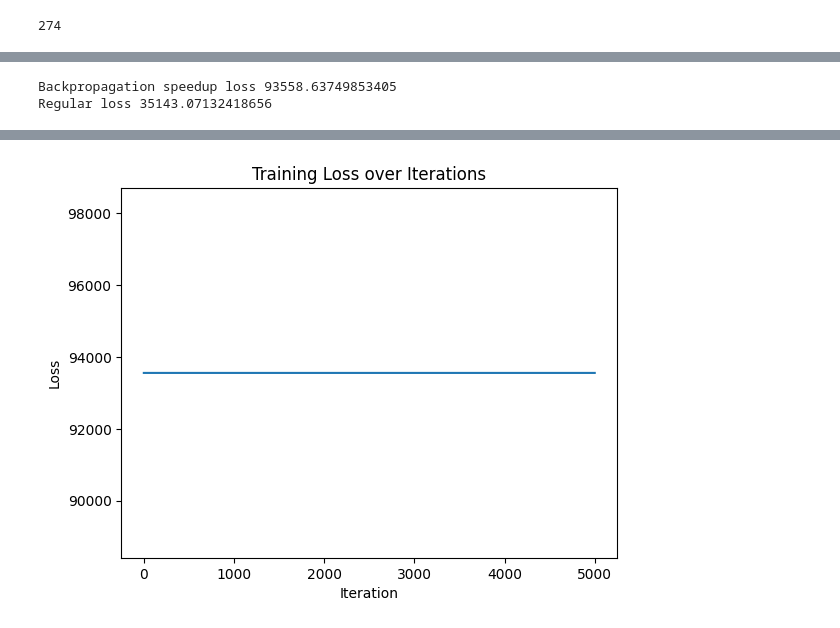
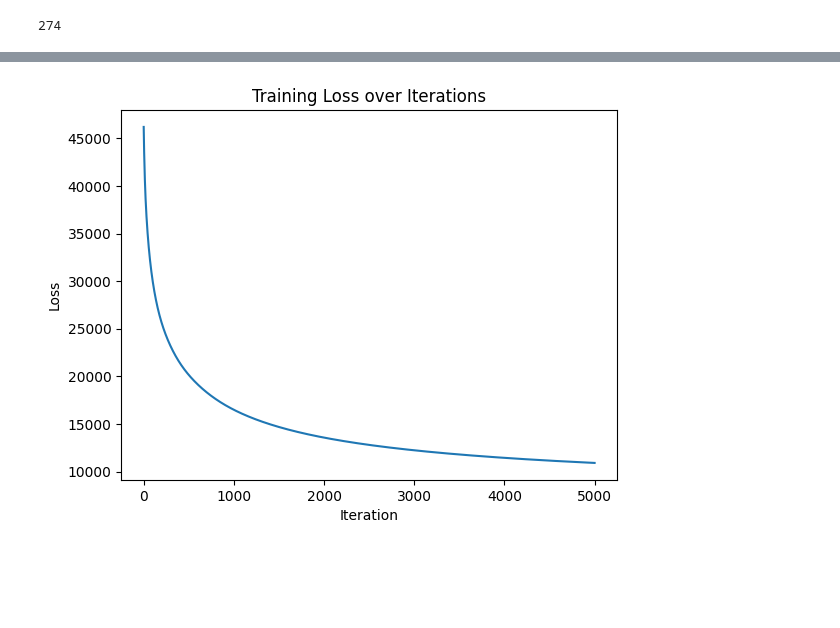
Before and after one commit to hecmar007/word2vec, a Jupyter notebook: word2vec.ipynb, the cells around one changed output, grey strips where cells are left out. Cells and saved outputs as stored; diff of their text form; code cells hidden in the pictures; blank space fills up the shorter version.

Commit message:
Bug backpropagation speedup
Arreglat bug que feia que el output del forward pass speedup canvies durant backpropagation, fet que provocaba que el loss no es calculés correctament.

```diff
--- a/word2vec.ipynb
+++ b/word2vec.ipynb
@@ -151,6 +151,7 @@ $\frac{\partial L}{\partial a_1} = \frac{\partial L}{\partial a_2}·\frac{\parti
 
 $\frac{\partial L}{\partial W_1} = \frac{\partial L}{\partial a_1}·\frac{\partial a_1}{\partial W_1} =  X^T·(y_{pred} - y_{true})·W_2^T$
 # %%
+
 # Backpropagation
 def cross_entropy(pred, target):
     epsilon = 1e-12
@@ -161,18 +162,15 @@ def cross_entropy(pred, target):
 
 def backpropagation(model, input, target, learning_rate):
     state = forward_pass_sp(model, input)
-    da2 = state["z"]
+    da2 = state["z"].copy()
     da2[np.arange(da2.shape[0]), target] -= 1
     dw2 = state["first_layer"].T @ da2
     da1 = da2 @ model["w2"].T
-    # dw1 = np.asarray([one_hot_encode(vec, vocab_size) for vec in input]).T @ da1
     dw1 = np.zeros_like(model["w1"])
     np.add.at(dw1, input, da1)
-
     model["w1"] -= learning_rate * dw1
     model["w2"] -= learning_rate * dw2
     return cross_entropy(state["z"], target)
-print("Backpropagation speedup loss", backpropagation(model, Xsp, Ysp, 0.01))
 
 # Backpropagation
 def cross_entropy_reg(pred, target):
@@ -189,18 +187,15 @@ def backpropagation_reg(model, input, target, learning_rate):
     model["w1"] -= learning_rate * dw1
     model["w2"] -= learning_rate * dw2
     return cross_entropy_reg(state["z"], target)
-
-print("Regular loss", backpropagation_reg(model, X, Y, 0.01))
-# %% [output]
-Backpropagation speedup loss 93558.63749853405
-Regular loss 35143.07132418656
 # %%
 import matplotlib.pyplot as plt
+import time
 
 n_iter = 5000
 learning_rate = 0.0001
 losses = []
 
+start_time = time.time()
 # Actualitzat per utilitzar la versió speedup
 for i in range(n_iter):
     loss = backpropagation(model, Xsp, Ysp, learning_rate)
@@ -208,6 +203,7 @@ for i in range(n_iter):
     if i % 100 == 0:
         print(f"Iteration {i}: Loss = {loss}")
 
+print(f"Training time: {time.time() - start_time}")
 plt.plot(range(len(losses)), losses)
 plt.xlabel('Iteration')
 plt.ylabel('Loss')
@@ -236 +232 @@ Iteration 4900: Loss = 93558.63749853405
-[figure, old version]
+[figure, new version]
```
Also changed, not shown: parts of 3 cells of this notebook.
